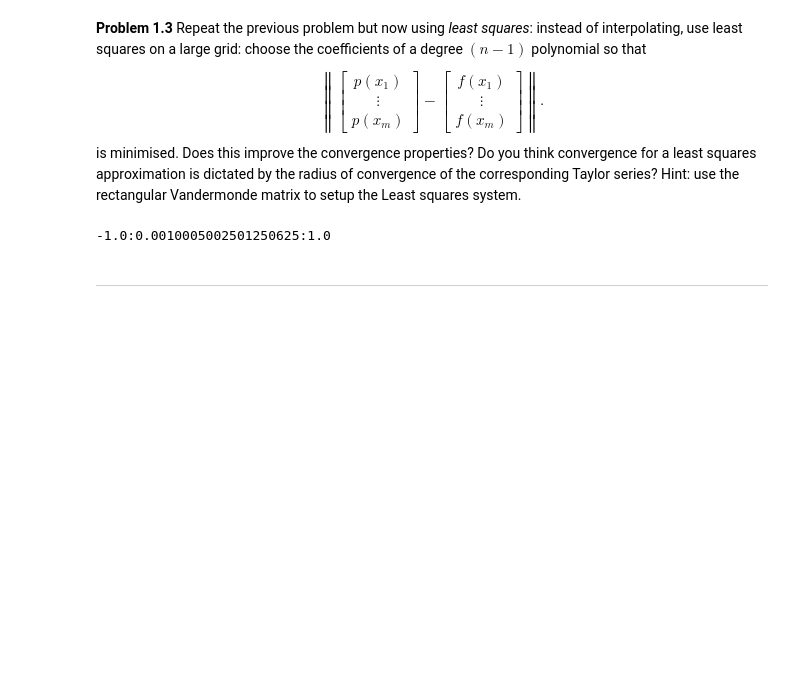
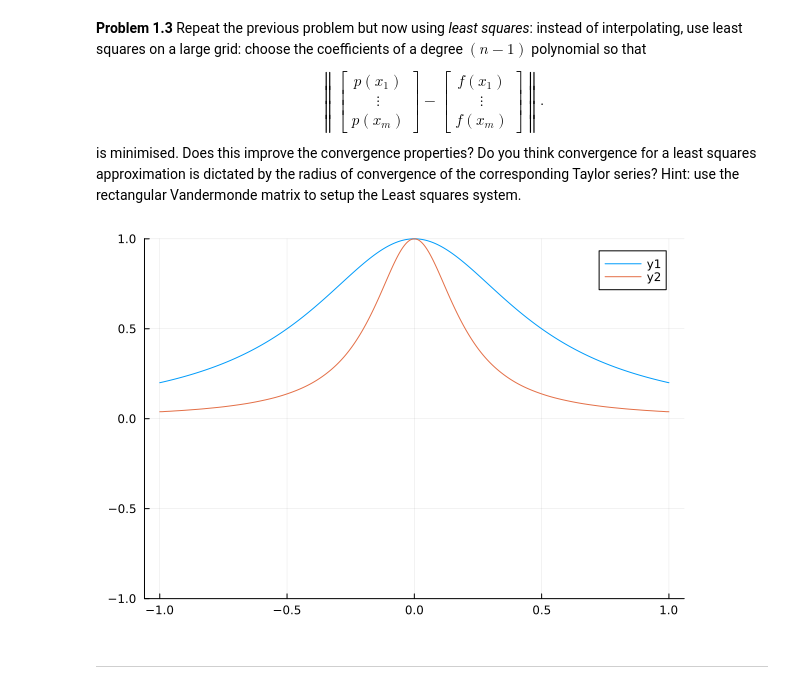
Before and after one commit to shubini/shuaibsNumAnalysisFork, a Jupyter notebook: labs/lab6.ipynb, the cells around one changed output. Saved outputs shown, nothing was run; the diff lists cells and outputs as text; code cells hidden in the pictures; blank space fills up the shorter version.

```diff
--- a/labs/lab6.ipynb
+++ b/labs/lab6.ipynb
@@ -103,13 +103,23 @@ Hint: use the rectangular Vandermonde matrix to setup the Least squares system.
 # %%
 n = 50 # use basis [1,x,…,x^(49)]
 𝐱 = range(-1, 1; length=500) # least squares grid
 𝐠 = range(-1, 1; length=2000) # plotting grid
 
 # TODO: interpolate 1/(10x^2 + 1) and 1/(25x^2 + 1) at $𝐱$, plotting both solutions evaluated at
 # the grid 𝐠. Hint: use a rectangular Vandermonde matrix to evaluate your polynomial on 𝐠. Remember
 # `plot(𝐱, 𝐟)` will create a new plot whilst `plot!(𝐱, 𝐟)` will add to an existing plot.
+
+V = vandermonde(𝐱, n)
+V_g = vandermonde(𝐠, n)
+f_4 = x -> 1/(4x^2 + 1)
+𝐜_4 = V \ f_4.(𝐱)
+f_25 = x -> 1/(25x^2 + 1)
+𝐜_25 = V \ f_25.(𝐱)
+
+plot(𝐠, V_g*𝐜_4; ylims=(-1,1))
+plot!(𝐠, V_g*𝐜_25)
 # %% [output]
--1.0:0.0010005002501250625:1.0
+[figure, added]
 # %% [markdown]
 -------
 # %% [markdown]
```
Also changed, not shown: parts of 3 cells of this notebook.
